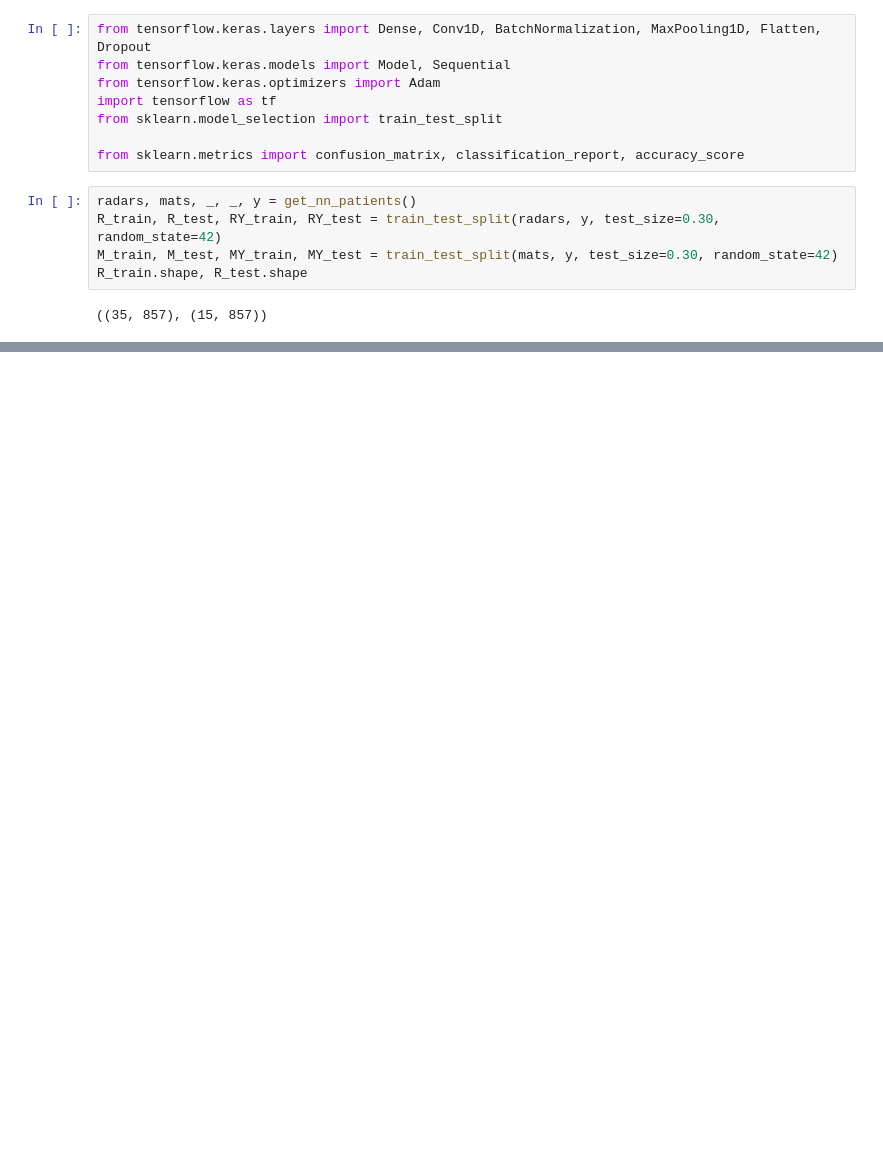
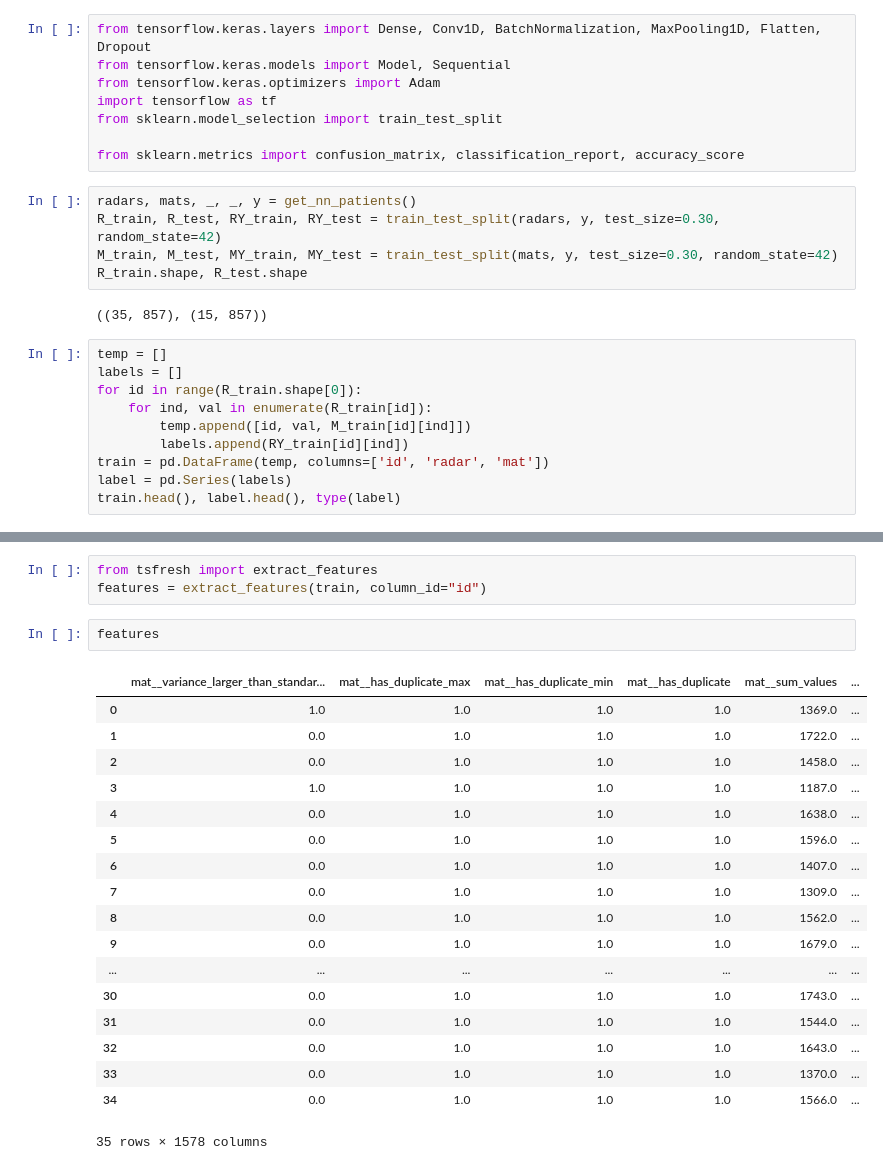
Before and after one commit to elifKurtay/ML_Sleep_Stages_Project, a Jupyter notebook: scripts/Feature Extraction.ipynb, the cells around one changed output, grey strips where cells are left out. Cells and saved outputs as stored; diff of their text form; blank space fills up the shorter version.

```diff
--- a/scripts/Feature Extraction.ipynb
+++ b/scripts/Feature Extraction.ipynb
@@ -32,3 +33,13 @@ M_train, M_test, MY_train, MY_test = train_test_split(mats, y, test_size=0.30, r
 R_train.shape, R_test.shape
 # %% [output]
 ((35, 857), (15, 857))
+# %%
+temp = []
+labels = []
+for id in range(R_train.shape[0]):
+    for ind, val in enumerate(R_train[id]):
+        temp.append([id, val, M_train[id][ind]])
+        labels.append(RY_train[id][ind])
+train = pd.DataFrame(temp, columns=['id', 'radar', 'mat'])
+label = pd.Series(labels)
+train.head(), label.head(), type(label)
@@ -34,0 +60,24 @@ R_train.shape, R_test.shape
+# %%
+from tsfresh import extract_features
+features = extract_features(train, column_id="id")
+# %%
+features
+# %% [output]
+|  | mat__variance_larger_than_standar... | mat__has_duplicate_max | mat__has_duplicate_min | mat__has_duplicate | mat__sum_values | ... |
+| 0 | 1.0 | 1.0 | 1.0 | 1.0 | 1369.0 | ... |
+| 1 | 0.0 | 1.0 | 1.0 | 1.0 | 1722.0 | ... |
+| 2 | 0.0 | 1.0 | 1.0 | 1.0 | 1458.0 | ... |
+| 3 | 1.0 | 1.0 | 1.0 | 1.0 | 1187.0 | ... |
+| 4 | 0.0 | 1.0 | 1.0 | 1.0 | 1638.0 | ... |
+| 5 | 0.0 | 1.0 | 1.0 | 1.0 | 1596.0 | ... |
+| 6 | 0.0 | 1.0 | 1.0 | 1.0 | 1407.0 | ... |
+| 7 | 0.0 | 1.0 | 1.0 | 1.0 | 1309.0 | ... |
+| 8 | 0.0 | 1.0 | 1.0 | 1.0 | 1562.0 | ... |
+| 9 | 0.0 | 1.0 | 1.0 | 1.0 | 1679.0 | ... |
+| ... | ... | ... | ... | ... | ... | ... |
+| 30 | 0.0 | 1.0 | 1.0 | 1.0 | 1743.0 | ... |
+| 31 | 0.0 | 1.0 | 1.0 | 1.0 | 1544.0 | ... |
+| 32 | 0.0 | 1.0 | 1.0 | 1.0 | 1643.0 | ... |
+| 33 | 0.0 | 1.0 | 1.0 | 1.0 | 1370.0 | ... |
+| 34 | 0.0 | 1.0 | 1.0 | 1.0 | 1566.0 | ... |
+35 rows × 1578 columns
```
Also changed, not shown: parts of 5 cells of this notebook, 1 other file.
